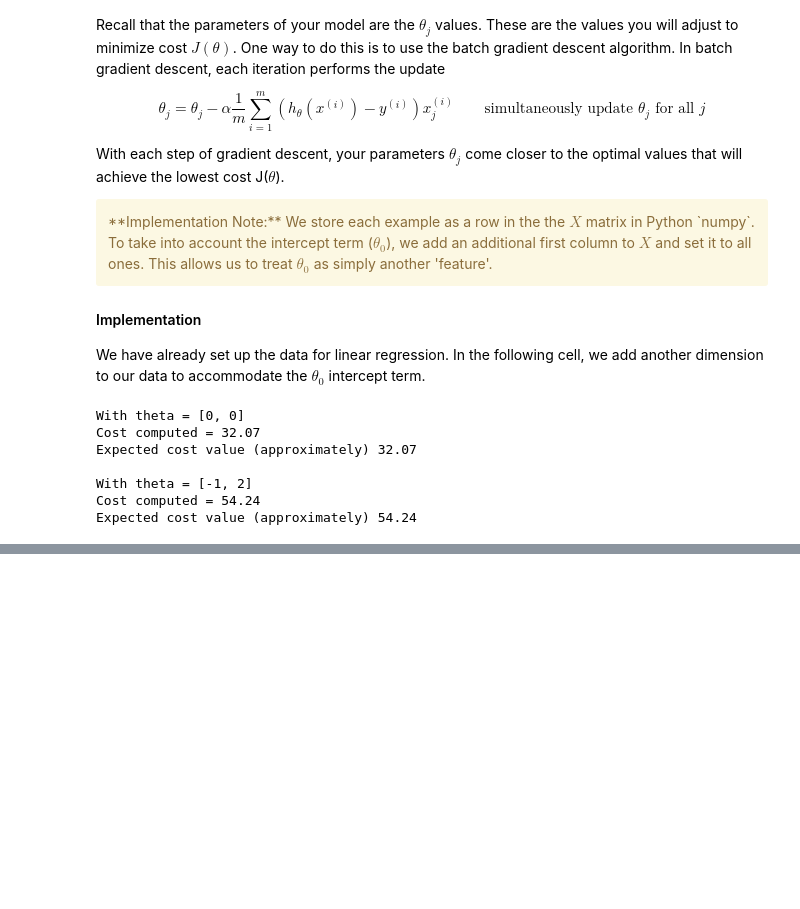
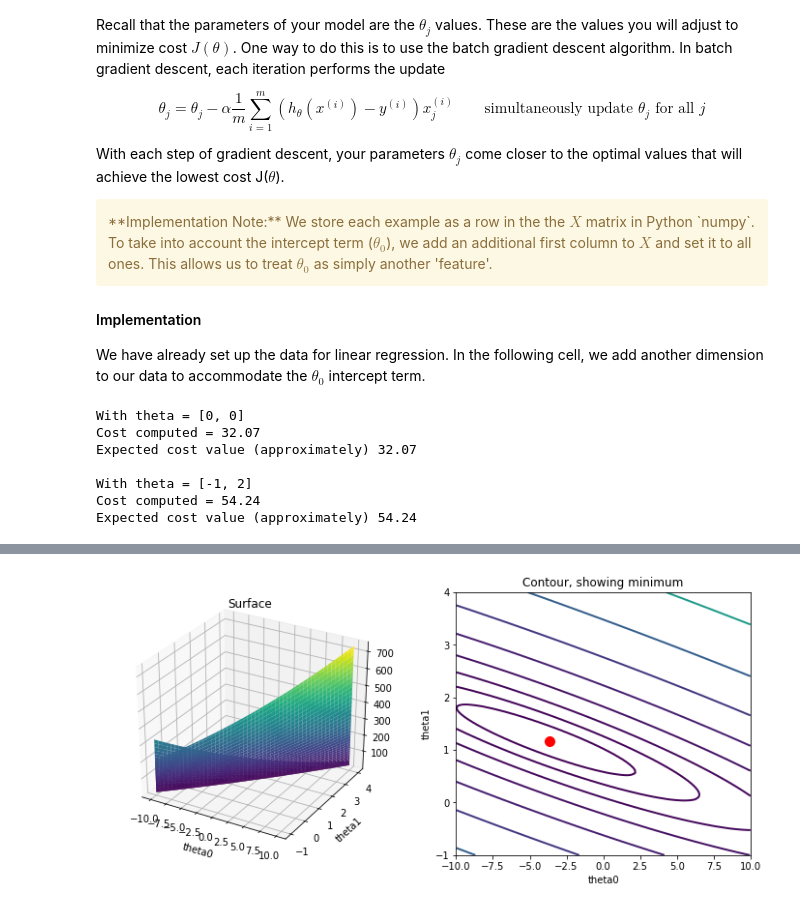
Before and after one commit to alexdevmotion/BEX.AI-Machine-Learning-Course, a Jupyter notebook: 02_lab/BEX.AI_02_Lab_Linear_Regression.ipynb, the cells around one changed output, grey strips where cells are left out. Cells and saved outputs as stored; diff of their text form; code cells hidden in the pictures; blank space fills up the shorter version.

```diff
--- a/02_lab/BEX.AI_02_Lab_Linear_Regression.ipynb
+++ b/02_lab/BEX.AI_02_Lab_Linear_Regression.ipynb
@@ -198,0 +214,36 @@ ValueError: shapes (97,) and (2,) not aligned: 97 (dim 0) != 2 (dim 0)
+# %%
+# grid over which we will calculate J
+theta0_vals = np.linspace(-10, 10, 100)
+theta1_vals = np.linspace(-1, 4, 100)
+
+# initialize J_vals to a matrix of 0's
+J_vals = np.zeros((theta0_vals.shape[0], theta1_vals.shape[0]))
+
+# Fill out J_vals
+for i, theta0 in enumerate(theta0_vals):
+    for j, theta1 in enumerate(theta1_vals):
+        J_vals[i, j] = computeCost(X2, y, [theta0, theta1])
+
+# Because of the way meshgrids work in the surf command, we need to
+# transpose J_vals before calling surf, or else the axes will be flipped
+J_vals = J_vals.T
+
+# surface plot
+fig = pyplot.figure(figsize=(12, 5))
+ax = fig.add_subplot(121, projection='3d')
+ax.plot_surface(theta0_vals, theta1_vals, J_vals, cmap='viridis')
+pyplot.xlabel('theta0')
+pyplot.ylabel('theta1')
+pyplot.title('Surface')
+
+# contour plot
+# Plot J_vals as 15 contours spaced logarithmically between 0.01 and 100
+ax = pyplot.subplot(122)
+pyplot.contour(theta0_vals, theta1_vals, J_vals, linewidths=2, cmap='viridis', levels=np.logspace(-2, 3, 20))
+pyplot.xlabel('theta0')
+pyplot.ylabel('theta1')
+pyplot.plot(theta[0], theta[1], 'ro', ms=10, lw=2)
+pyplot.title('Contour, showing minimum')
+pass
+# %% [output]
+[figure, added]
```
Also changed, not shown: parts of 11 cells of this notebook.
